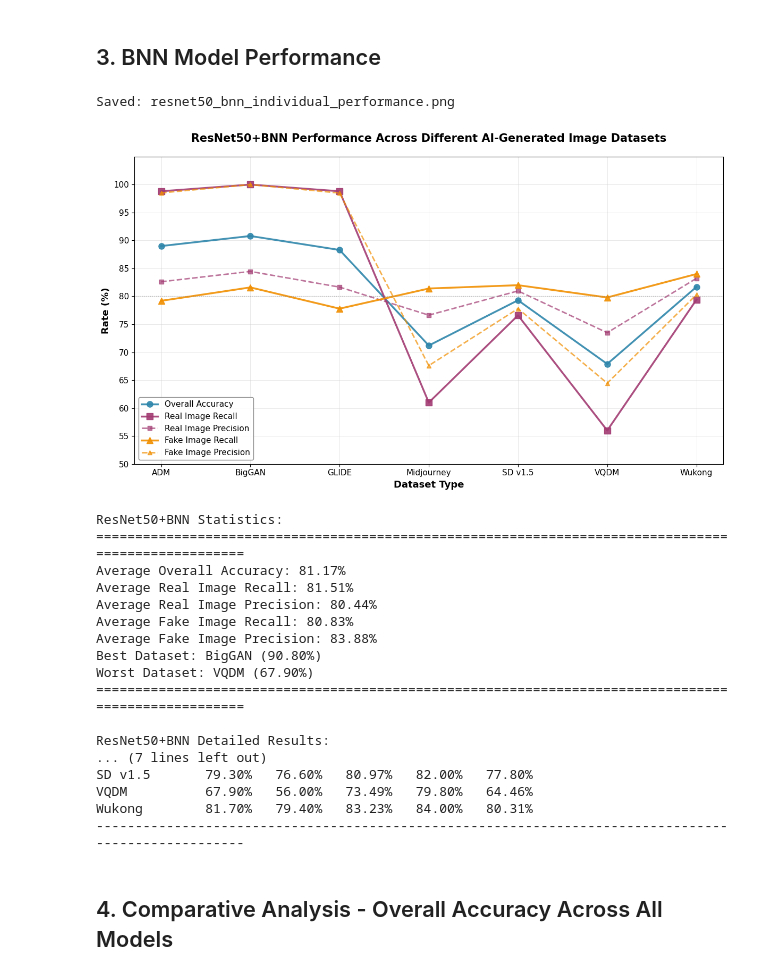
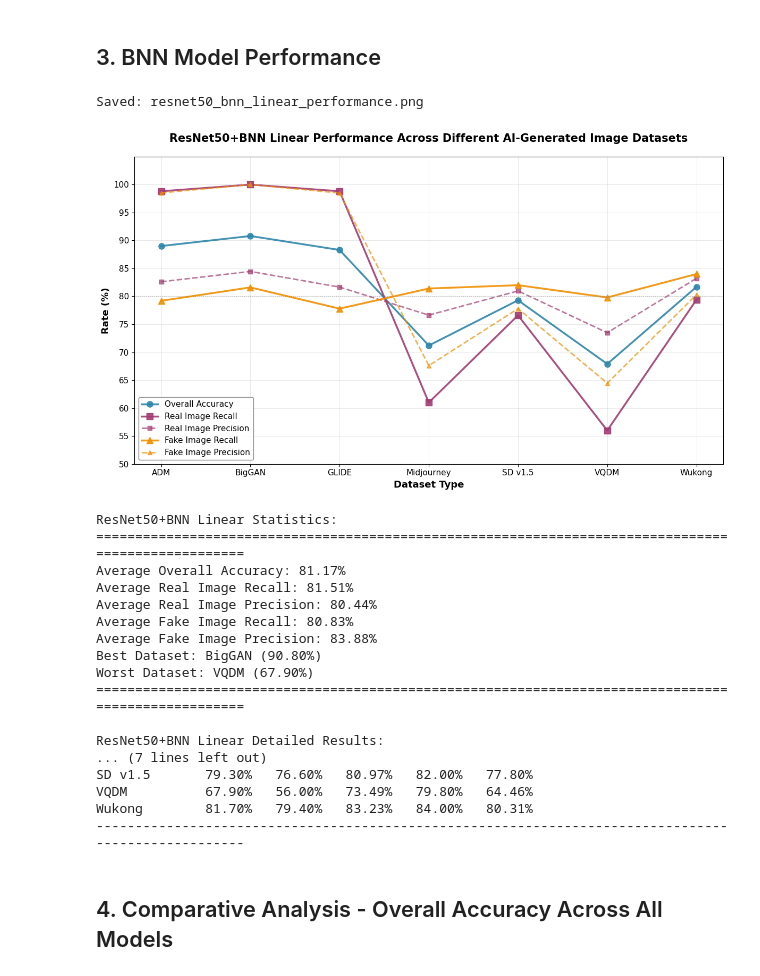
Before and after one commit to CVLabWorks/CVIMGDetection, a Jupyter notebook: ResNetSolution/plot_individual_models.ipynb, the cells around one changed output. Cells and saved outputs as stored; diff of their text form; code cells hidden in the pictures.

```diff
--- a/ResNetSolution/plot_individual_models.ipynb
+++ b/ResNetSolution/plot_individual_models.ipynb
@@ -218,13 +218,13 @@ Wukong        86.30%   86.00%   86.52%   86.60%   86.08%
 # %%
 plot_model_performance(
     'results/results_bnn.json',
-    'ResNet50+BNN',
-    'resnet50_bnn_individual_performance'
+    'ResNet50+BNN Linear',
+    'resnet50_bnn_linear_performance'
 )
 # %% [output]
-Saved: resnet50_bnn_individual_performance.png
+Saved: resnet50_bnn_linear_performance.png
-[figure, old version]
+[figure, new version]
-ResNet50+BNN Statistics:
+ResNet50+BNN Linear Statistics:
 ====================================================================================================
 Average Overall Accuracy: 81.17%
 Average Real Image Recall: 81.51%
@@ -235,7 +235,7 @@ Best Dataset: BigGAN (90.80%)
 Worst Dataset: VQDM (67.90%)
 ====================================================================================================
 
-ResNet50+BNN Detailed Results:
+ResNet50+BNN Linear Detailed Results:
 ... (7 lines left out)
 SD v1.5       79.30%   76.60%   80.97%   82.00%   77.80%
 VQDM          67.90%   56.00%   73.49%   79.80%   64.46%
```
Also changed, not shown: parts of 5 cells of this notebook, 11 other files.
